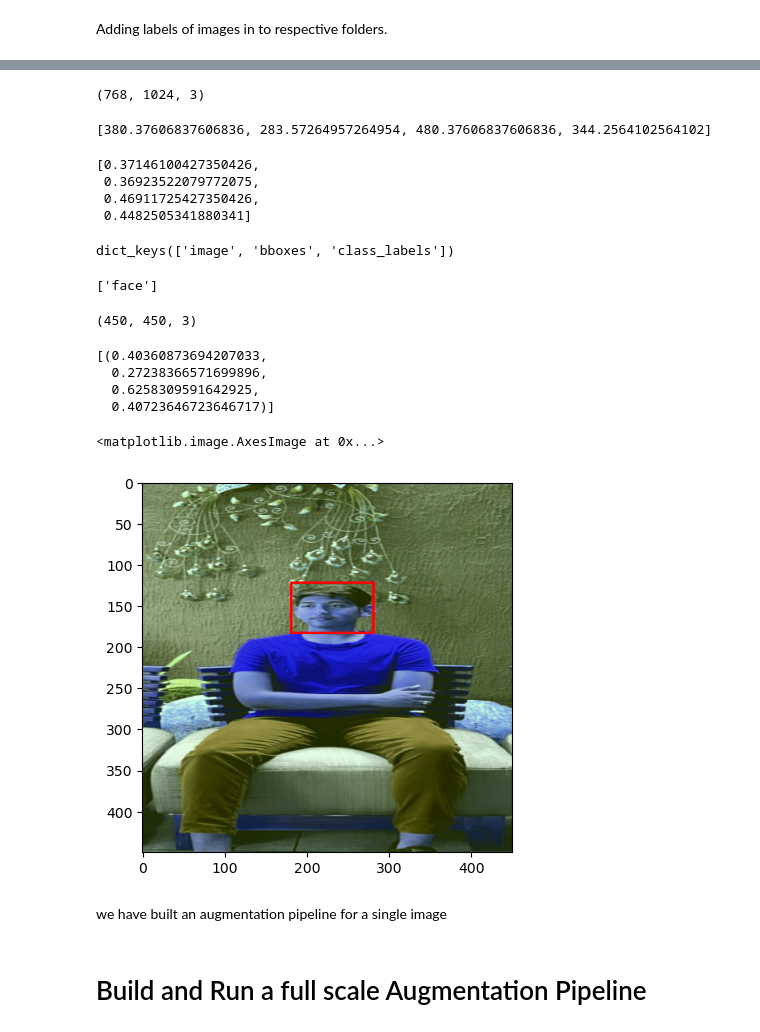
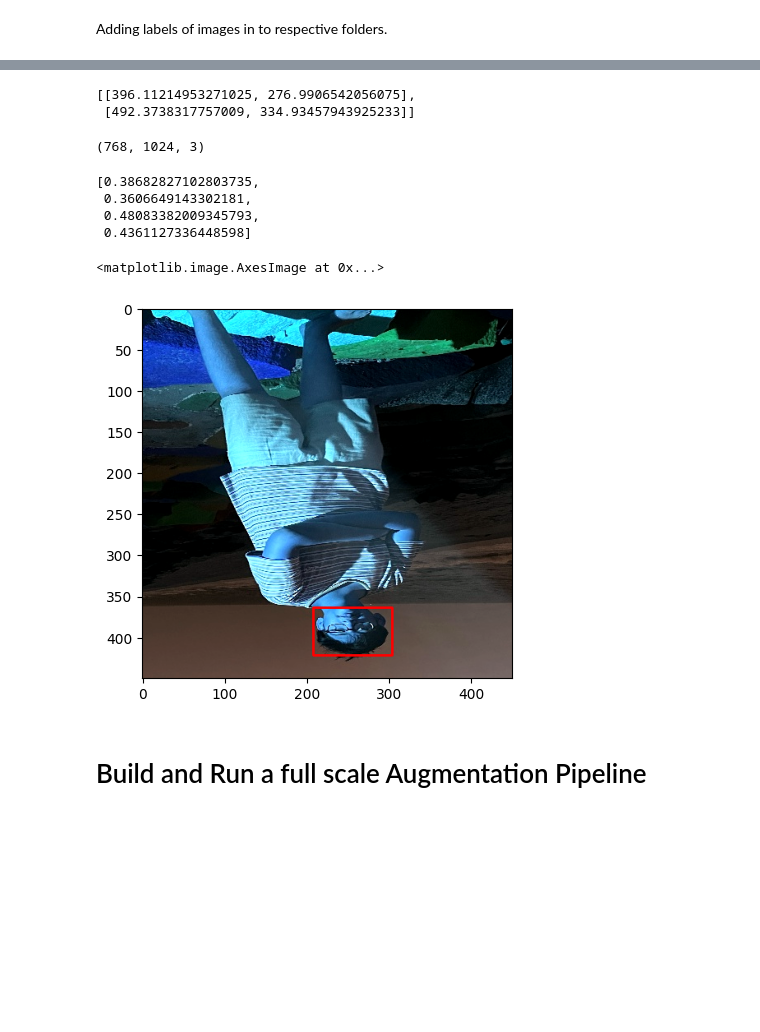
Before and after one commit to HetarthJain/facial-recognition, a Jupyter notebook: Facial_Det.ipynb, the cells around one changed output, grey strips where cells are left out. Cells and saved outputs as stored; diff of their text form; code cells hidden in the pictures; blank space fills up the shorter version.

```diff
--- a/Facial_Det.ipynb
+++ b/Facial_Det.ipynb
@@ -282,3 +111,11 @@ numpy.ndarray
+# %%
+img = cv2.imread(os.path.join('data1','train', 'images','IMG_0354.jpg'))
+with open(os.path.join('data1','train', 'labels','IMG_0354.json'), 'r') as f:
+    label = json.load(f)
+label['shapes'][0]['points']
+# %% [output]
+[[396.11214953271025, 276.9906542056075],
+ [492.3738317757009, 334.93457943925233]]
 # %%
 img.shape
 # %% [output]
@@ -289,57 +123,30 @@ with open(os.path.join('data1','train','labels','B6DFE1D4-2D59-4804-9C7B-040FEE4
 # %%
-label = data['shapes'][0]['label']
-points = data['shapes'][0]['points']
 coords = [0,0,0,0]
-coords[0] = points[0][0]
-coords[1] = points[0][1]
-coords[2] = points[1][0]
-coords[3] = points[1][1]
+coords[0] = label['shapes'][0]['points'][0][0]
+coords[1] = label['shapes'][0]['points'][0][1]
+coords[2] = label['shapes'][0]['points'][1][0]
+coords[3] = label['shapes'][0]['points'][1][1]
 coords
+coords = list(np.divide(coords, [1024,768,1024,768]))
+coords
 # %% [output]
-[380.37606837606836, 283.57264957264954, 480.37606837606836, 344.2564102564102]
+[0.38682827102803735,
+ 0.3606649143302181,
+ 0.48083382009345793,
+ 0.4361127336448598]
-# %%
-coords = list(np.divide(coords, [ 1024, 768, 1024, 768]))
-coords
-# %% [output]
-[0.37146100427350426,
- 0.36923522079772075,
- 0.46911725427350426,
- 0.4482505341880341]
-# %%
-augmented = augmentor(image=img, bboxes=[coords], class_labels=['face'])
-augmented.keys()
-# %% [output]
-dict_keys(['image', 'bboxes', 'class_labels'])
-# %%
-augmented['class_labels']
-# %% [output]
-['face']
-# %%
-augmented['image'].shape
-# %% [output]
-(450, 450, 3)
-# %%
-augmented['bboxes']
-# these coordinates will differ from our aw coordinates as we have resized the image
-# %% [output]
-[(0.40360873694207033,
-  0.27238366571699896,
-  0.6258309591642925,
-  0.40723646723646717)]
 # %%
-cv2.rectangle(
-    augmented['image'],
-    tuple(np.multiply(augmented['bboxes'][0][:2], [450,450]).astype(int)),
-	tuple(np.multiply(augmented['bboxes'][0][2:], [450,450]).astype(int)),
-	(255,0,0),2
- 	)
+augmented = augmentor(image=img, bboxes=[coords], class_labels=['face'])
+augmented['bboxes'][0][2:]
+augmented['bboxes']
+cv2.rectangle(augmented['image'],
+              tuple(np.multiply(augmented['bboxes'][0][:2], [450,450]).astype(int)),
+              tuple(np.multiply(augmented['bboxes'][0][2:], [450,450]).astype(int)),
+                    (255,0,0), 2)
 
 plt.imshow(augmented['image'])
 # %% [output]
 <matplotlib.image.AxesImage at 0x...>
-[figure, old version]
+[figure, new version]
-# %% [markdown]
-we have built an augmentation pipeline for a single image
 # %% [markdown]
 # Build and Run a full scale Augmentation Pipeline
 # %%
```
Also changed, not shown: parts of 76 cells of this notebook, 5 other files.
